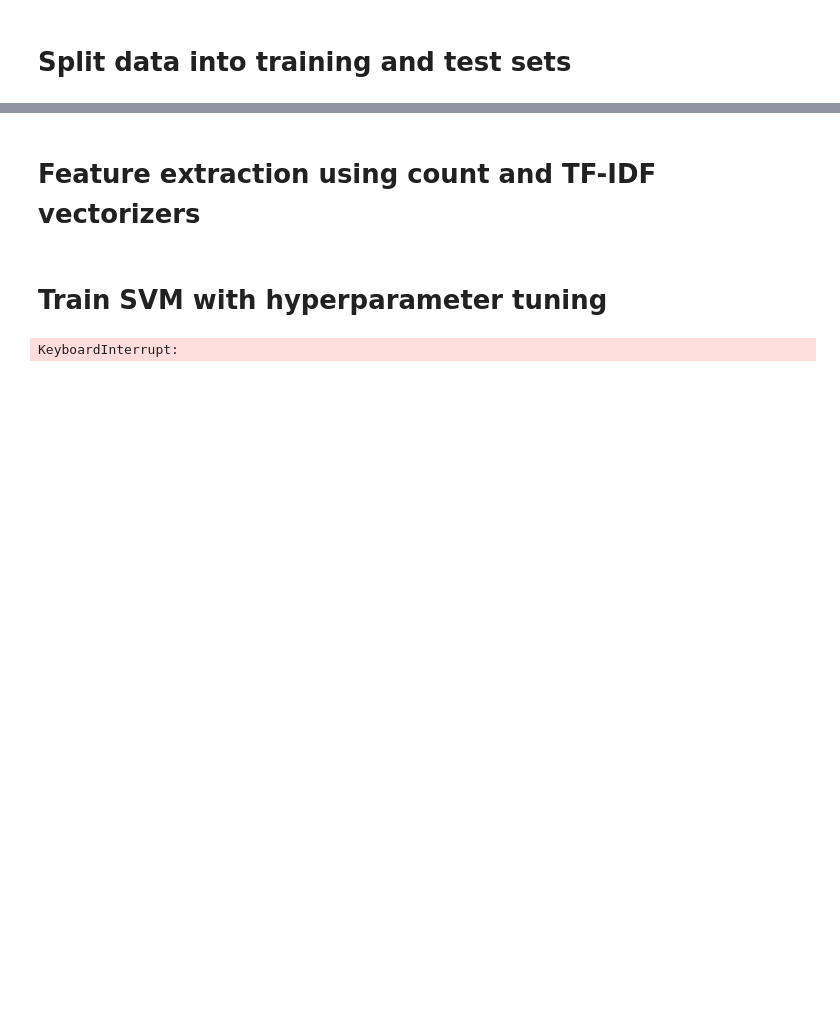
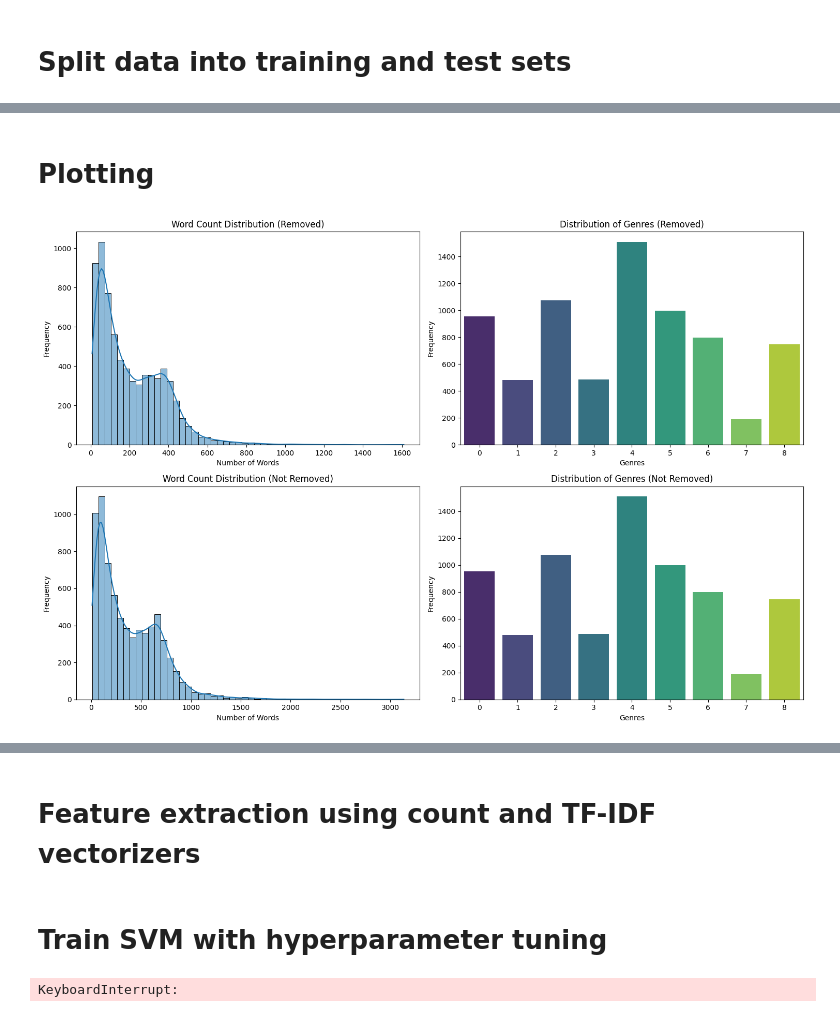
Before and after one commit to guilhermeleitao2002/Movie-Genre-Prediction, a Jupyter notebook: LN_models.ipynb, the cells around one changed output, grey strips where cells are left out. Saved outputs shown, nothing was run; the diff lists cells and outputs as text; code cells hidden in the pictures; blank space fills up the shorter version.

```diff
--- a/LN_models.ipynb
+++ b/LN_models.ipynb
@@ -145,0 +205,5 @@ X_train, X_test, y_train, y_test, label_encoder = split_data(data)
+# %%
+X_train_not_removed, X_test_not_removed, y_train_not_removed, y_test_not_removed, label_encoder_not_removed = split_data(data_not_removed)
+
+X_train_series_not_removed = pd.Series(X_train_not_removed)
+y_train_series_not_removed = pd.Series(y_train_not_removed)
@@ -145,0 +248,14 @@ X_train, X_test, y_train, y_test, label_encoder = split_data(data)
+# %%
+# Length analysis (counting words)
+word_count_not_remove = X_train_series_not_removed.apply(lambda x: len(x.split()))
+word_count_summary_not_remove = word_count_remove.describe()
+
+
+# Genre distribution
+genre_counts_not_remove = y_train_series_not_removed.value_counts()
+
+
+print(f'''\n{'-'*60}
+Word Count Summary Statistics :\n{word_count_summary_not_remove}\n{'-'*60}
+Word Count Distribution by Genre: per genre :\n{genre_counts_not_remove}
+''')
@@ -145,0 +280,42 @@ X_train, X_test, y_train, y_test, label_encoder = split_data(data)
+# %% [markdown]
+# Plotting
+# %%
+import warnings
+import matplotlib.pyplot as plt
+import seaborn as sns
+
+# Assuming word_count_remove, word_count_not_remove, genre_counts_remove, and genre_counts_not_remove are defined appropriately
+with warnings.catch_warnings():
+    warnings.simplefilter(action='ignore', category=FutureWarning)
+
+    # Create a figure with 2x2 subplots
+    fig, axes = plt.subplots(2, 2, figsize=(15, 10))  # Adjusted height for better layout
+
+    # Word count distribution for word_count_remove
+    sns.histplot(word_count_remove, bins=50, ax=axes[0, 0], kde=True)
+    axes[0, 0].set_title('Word Count Distribution (Removed)')
+    axes[0, 0].set_xlabel('Number of Words')
+    axes[0, 0].set_ylabel('Frequency')
+
+    # Distribution of the target variable (genre) for genre_counts_remove
+    sns.barplot(x=genre_counts_remove.index, y=genre_counts_remove.values, ax=axes[0, 1], palette='viridis')
+    axes[0, 1].set_title('Distribution of Genres (Removed)')
+    axes[0, 1].set_xlabel('Genres')
+    axes[0, 1].set_ylabel('Frequency')
+
+    # Word count distribution for word_count_not_remove
+    sns.histplot(word_count_not_remove, bins=50, ax=axes[1, 0], kde=True)
+    axes[1, 0].set_title('Word Count Distribution (Not Removed)')
+    axes[1, 0].set_xlabel('Number of Words')
+    axes[1, 0].set_ylabel('Frequency')
+
+    # Distribution of the target variable (genre) for genre_counts_not_remove
+    sns.barplot(x=genre_counts_not_remove.index, y=genre_counts_not_remove.values, ax=axes[1, 1], palette='viridis')
+    axes[1, 1].set_title('Distribution of Genres (Not Removed)')
+    axes[1, 1].set_xlabel('Genres')
+    axes[1, 1].set_ylabel('Frequency')
+
+    plt.tight_layout()
+    plt.show()
+# %% [output]
+[figure, added]
```
Also changed, not shown: parts of 21 cells of this notebook.
